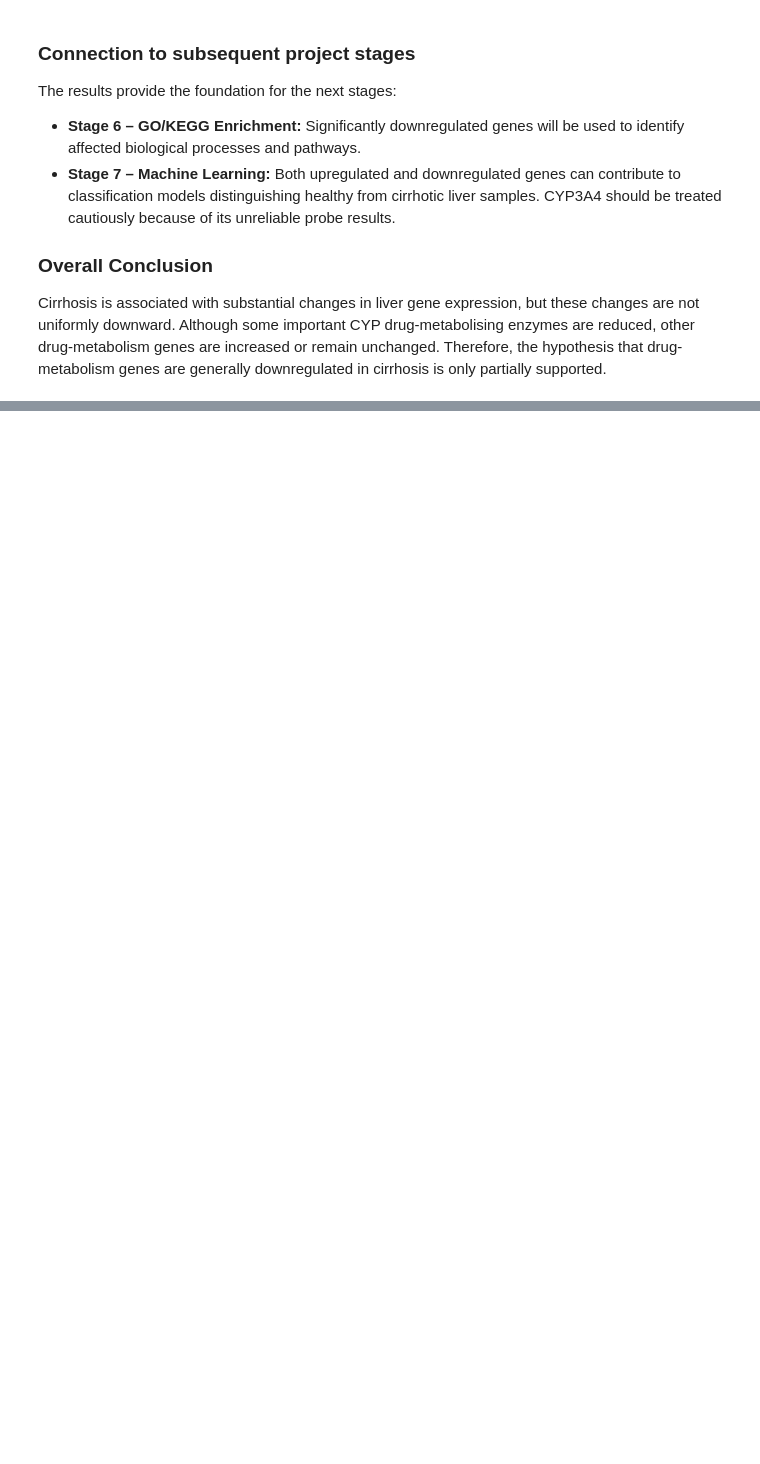
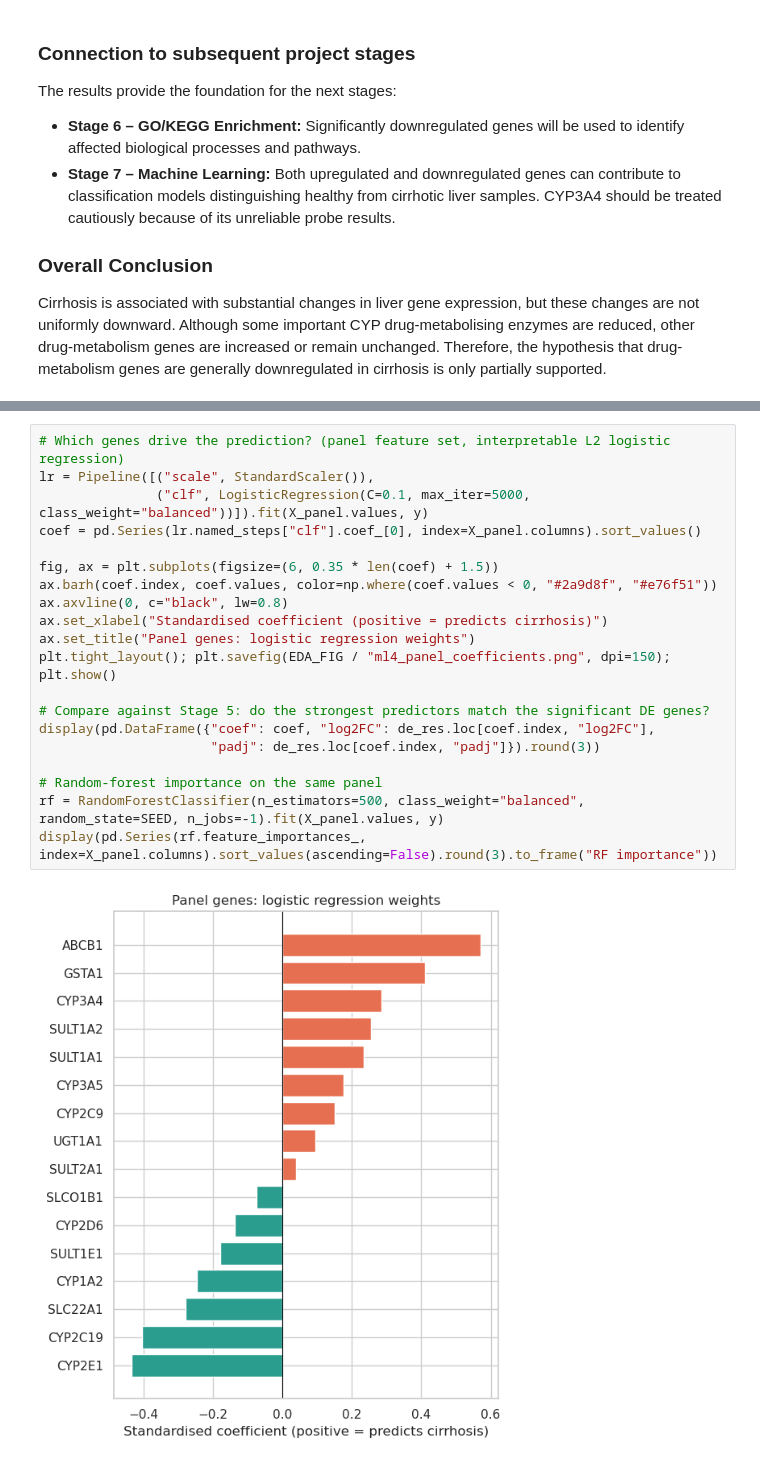
Before and after one commit to Jimmy-szn/cirrhosis-cyp-expression, a Jupyter notebook: notebooks/main.ipynb, the cells around one changed output, grey strips where cells are left out. Drawn from its saved outputs; the diff is of its cells as text; blank space fills up the shorter version.

```diff
--- a/notebooks/main.ipynb
+++ b/notebooks/main.ipynb
@@ -918,0 +1088,22 @@ Cirrhosis is associated with substantial changes in liver gene expression, but t
+# %%
+# Which genes drive the prediction? (panel feature set, interpretable L2 logistic regression)
+lr = Pipeline([("scale", StandardScaler()),
+               ("clf", LogisticRegression(C=0.1, max_iter=5000, class_weight="balanced"))]).fit(X_panel.values, y)
+coef = pd.Series(lr.named_steps["clf"].coef_[0], index=X_panel.columns).sort_values()
+
+fig, ax = plt.subplots(figsize=(6, 0.35 * len(coef) + 1.5))
+ax.barh(coef.index, coef.values, color=np.where(coef.values < 0, "#2a9d8f", "#e76f51"))
+ax.axvline(0, c="black", lw=0.8)
+ax.set_xlabel("Standardised coefficient (positive = predicts cirrhosis)")
+ax.set_title("Panel genes: logistic regression weights")
+plt.tight_layout(); plt.savefig(EDA_FIG / "ml4_panel_coefficients.png", dpi=150); plt.show()
+
+# Compare against Stage 5: do the strongest predictors match the significant DE genes?
+display(pd.DataFrame({"coef": coef, "log2FC": de_res.loc[coef.index, "log2FC"],
+                      "padj": de_res.loc[coef.index, "padj"]}).round(3))
+
+# Random-forest importance on the same panel
+rf = RandomForestClassifier(n_estimators=500, class_weight="balanced", random_state=SEED, n_jobs=-1).fit(X_panel.values, y)
+display(pd.Series(rf.feature_importances_, index=X_panel.columns).sort_values(ascending=False).round(3).to_frame("RF importance"))
+# %% [output]
+[figure, added]
```
Also changed, not shown: parts of 18 cells of this notebook, 15 other files.
